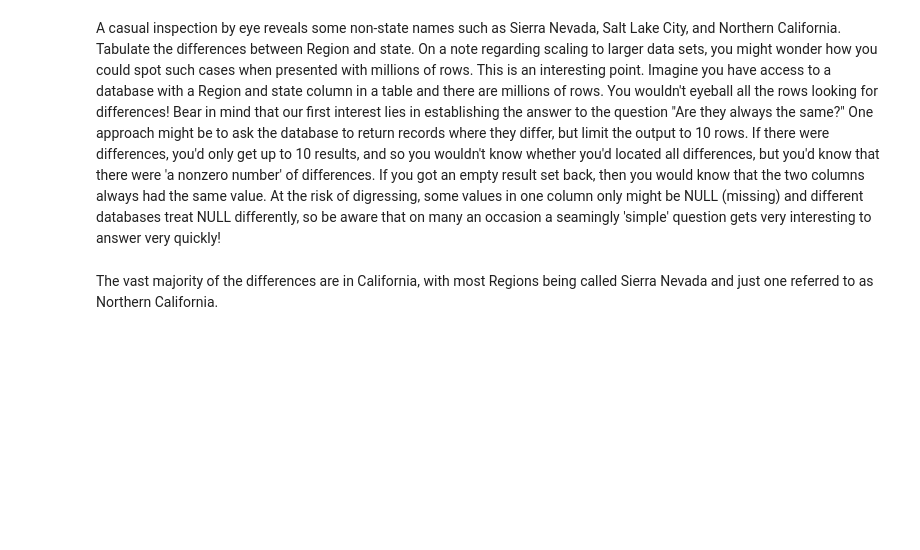
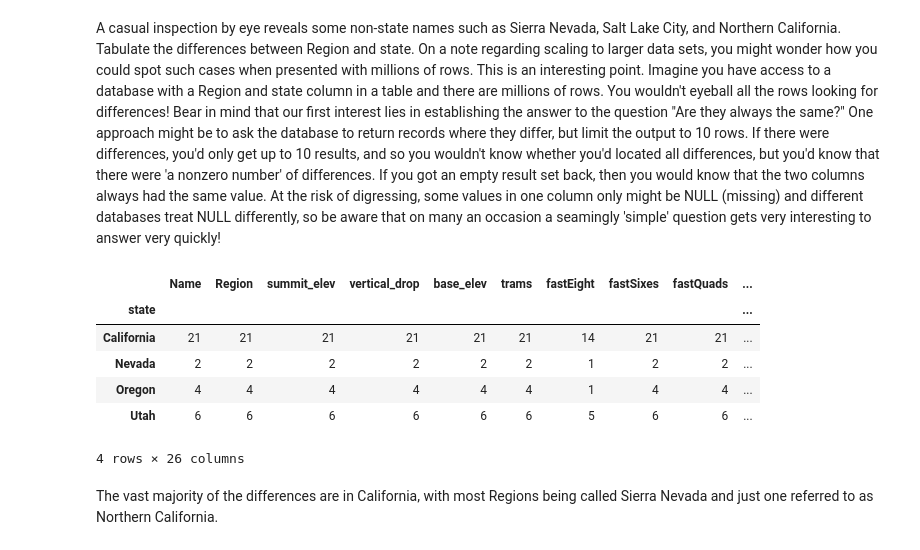
Before and after one commit to Rmalvaro/DataScienceGuidedCapstone, a Jupyter notebook: Notebooks/02_data_wrangling.ipynb, the cells around one changed output. Saved outputs shown, nothing was run; the diff lists cells and outputs as text; code cells hidden in the pictures; blank space fills up the shorter version.

```diff
--- a/Notebooks/02_data_wrangling.ipynb
+++ b/Notebooks/02_data_wrangling.ipynb
@@ -254,10 +384,20 @@ A casual inspection by eye reveals some non-state names such as Sierra Nevada, S
 # %%
 #Code task 11#
 #Filter the ski_data dataframe for rows where 'Region' and 'state' are different,
 #group that by 'state' and perform `value_counts` on the 'Region'
-(ski_data[ski_data.___ ___ ski_data.___]
- .groupby(___)[___]
- .value_counts())
+
+# Not sure how to use their code.
+# ski_data[ski_data.Region != ski_data.state].groupby('state')[].value_counts()
+
+ski_data[ski_data.Region != ski_data.state].groupby('state').count()
+# %% [output]
+|  | Name | Region | summit_elev | vertical_drop | base_elev | trams | fastEight | fastSixes | fastQuads | ... |
+| state |  |  |  |  |  |  |  |  |  | ... |
+| California | 21 | 21 | 21 | 21 | 21 | 21 | 14 | 21 | 21 | ... |
+| Nevada | 2 | 2 | 2 | 2 | 2 | 2 | 1 | 2 | 2 | ... |
+| Oregon | 4 | 4 | 4 | 4 | 4 | 4 | 1 | 4 | 4 | ... |
+| Utah | 6 | 6 | 6 | 6 | 6 | 6 | 5 | 6 | 6 | ... |
+4 rows × 26 columns
 # %% [markdown]
 The vast majority of the differences are in California, with most Regions being called Sierra Nevada and just one referred to as Northern California.
 # %% [markdown]
```
Also changed, not shown: parts of 22 cells of this notebook.
